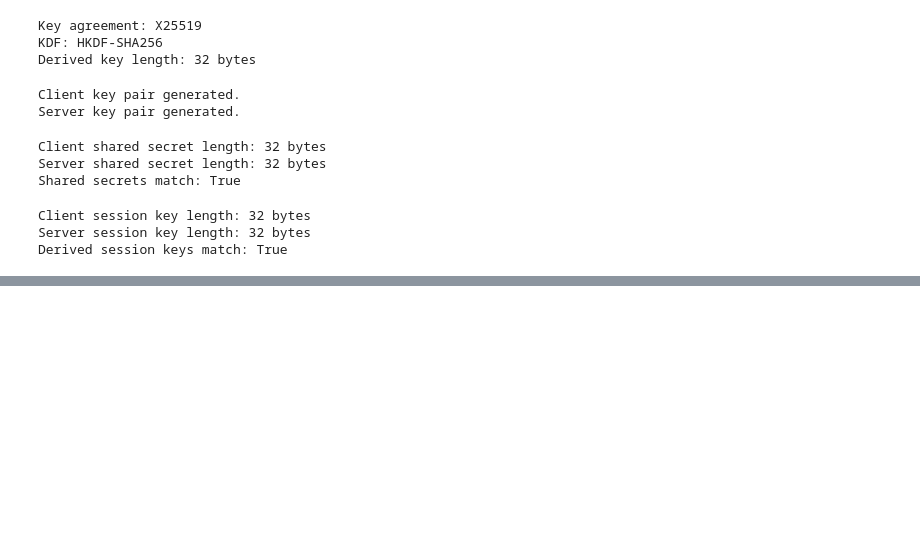
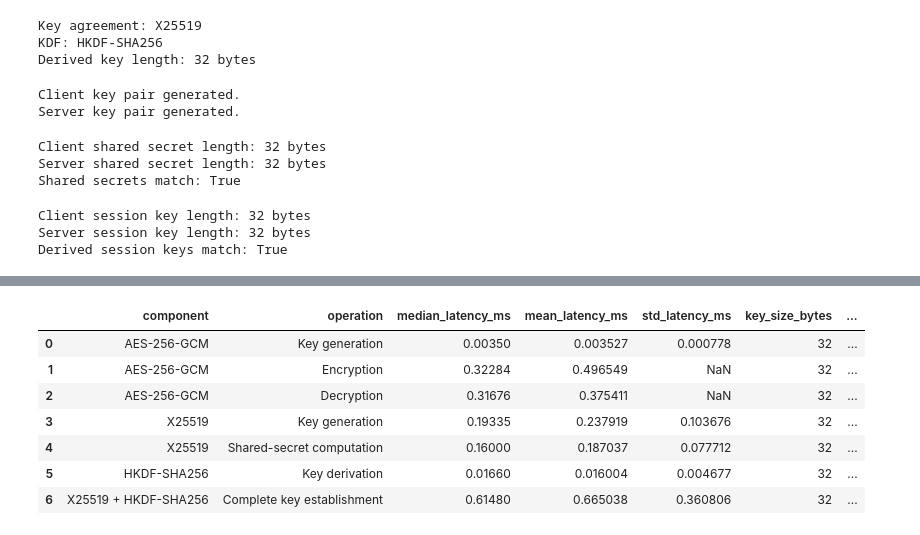
Before and after one commit to AskariAbidi18/Aeges-Q, a Jupyter notebook: notebooks/06_classical_crypto/classical_crypto_benchmark.ipynb, the cells around one changed output, grey strips where cells are left out. Saved outputs shown, nothing was run; the diff lists cells and outputs as text; code cells hidden in the pictures; blank space fills up the shorter version.

Commit message:
feat : benchmark save and compare classical crypotgraphic algorithms

```diff
--- a/notebooks/06_classical_crypto/classical_crypto_benchmark.ipynb
+++ b/notebooks/06_classical_crypto/classical_crypto_benchmark.ipynb
@@ -525,0 +829,79 @@ Session-key agreement verified: True
+# %%
+# Complete classical cryptography benchmark summary
+
+classical_crypto_summary = pd.DataFrame([
+    {
+        "component": "AES-256-GCM",
+        "operation": "Key generation",
+        "median_latency_ms": aes_keygen_median_ms,
+        "mean_latency_ms": aes_keygen_mean_ms,
+        "std_latency_ms": aes_keygen_std_ms,
+        "key_size_bytes": 32,
+        "fixed_overhead_bytes": 0,
+    },
+    {
+        "component": "AES-256-GCM",
+        "operation": "Encryption",
+        "median_latency_ms": benchmark_df["encryption_median_ms"].mean(),
+        "mean_latency_ms": benchmark_df["encryption_mean_ms"].mean(),
+        "std_latency_ms": None,
+        "key_size_bytes": 32,
+        "fixed_overhead_bytes": 16,
+    },
+    {
+        "component": "AES-256-GCM",
+        "operation": "Decryption",
+        "median_latency_ms": benchmark_df["decryption_median_ms"].mean(),
+        "mean_latency_ms": benchmark_df["decryption_mean_ms"].mean(),
+        "std_latency_ms": None,
+        "key_size_bytes": 32,
+        "fixed_overhead_bytes": 16,
+    },
+    {
+        "component": "X25519",
+        "operation": "Key generation",
+        "median_latency_ms": x25519_keygen_median_ms,
+        "mean_latency_ms": x25519_keygen_mean_ms,
+        "std_latency_ms": x25519_keygen_std_ms,
+        "key_size_bytes": 32,
+        "fixed_overhead_bytes": None,
+    },
+    {
+        "component": "X25519",
+        "operation": "Shared-secret computation",
+        "median_latency_ms": x25519_exchange_median_ms,
+        "mean_latency_ms": x25519_exchange_mean_ms,
+        "std_latency_ms": x25519_exchange_std_ms,
+        "key_size_bytes": 32,
+        "fixed_overhead_bytes": None,
+    },
+    {
+        "component": "HKDF-SHA256",
+        "operation": "Key derivation",
+        "median_latency_ms": hkdf_median_ms,
+        "mean_latency_ms": hkdf_mean_ms,
+        "std_latency_ms": hkdf_std_ms,
+        "key_size_bytes": 32,
+        "fixed_overhead_bytes": None,
+    },
+    {
+        "component": "X25519 + HKDF-SHA256",
+        "operation": "Complete key establishment",
+        "median_latency_ms": key_exchange_median_ms,
+        "mean_latency_ms": key_exchange_mean_ms,
+        "std_latency_ms": key_exchange_std_ms,
+        "key_size_bytes": 32,
+        "fixed_overhead_bytes": None,
+    },
+])
+
+display(classical_crypto_summary)
+# %% [output]
+|  | component | operation | median_latency_ms | mean_latency_ms | std_latency_ms | key_size_bytes | ... |
+| 0 | AES-256-GCM | Key generation | 0.00350 | 0.003527 | 0.000778 | 32 | ... |
+| 1 | AES-256-GCM | Encryption | 0.32284 | 0.496549 | NaN | 32 | ... |
+| 2 | AES-256-GCM | Decryption | 0.31676 | 0.375411 | NaN | 32 | ... |
+| 3 | X25519 | Key generation | 0.19335 | 0.237919 | 0.103676 | 32 | ... |
+| 4 | X25519 | Shared-secret computation | 0.16000 | 0.187037 | 0.077712 | 32 | ... |
+| 5 | HKDF-SHA256 | Key derivation | 0.01660 | 0.016004 | 0.004677 | 32 | ... |
+| 6 | X25519 + HKDF-SHA256 | Complete key establishment | 0.61480 | 0.665038 | 0.360806 | 32 | ... |
```
Also changed, not shown: parts of 16 cells of this notebook, 1 other file.
